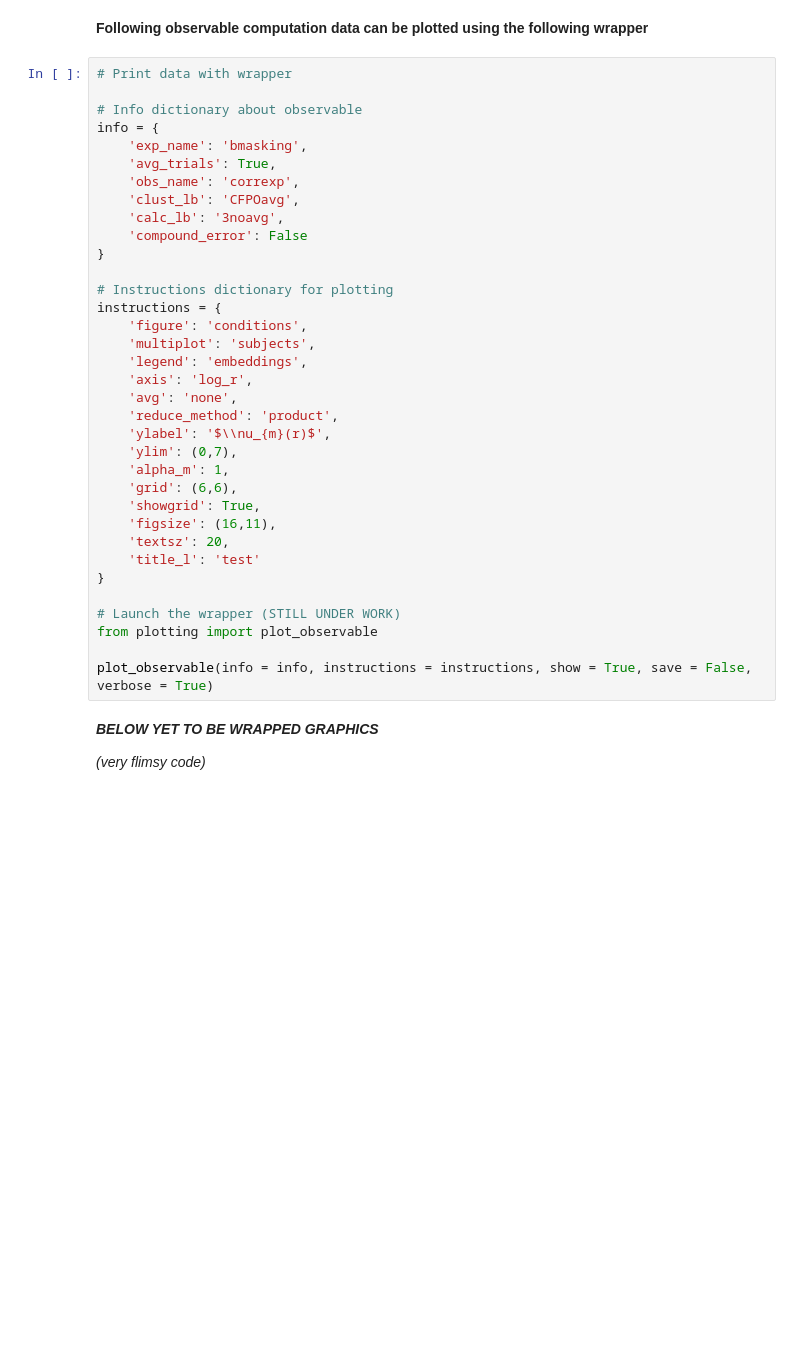
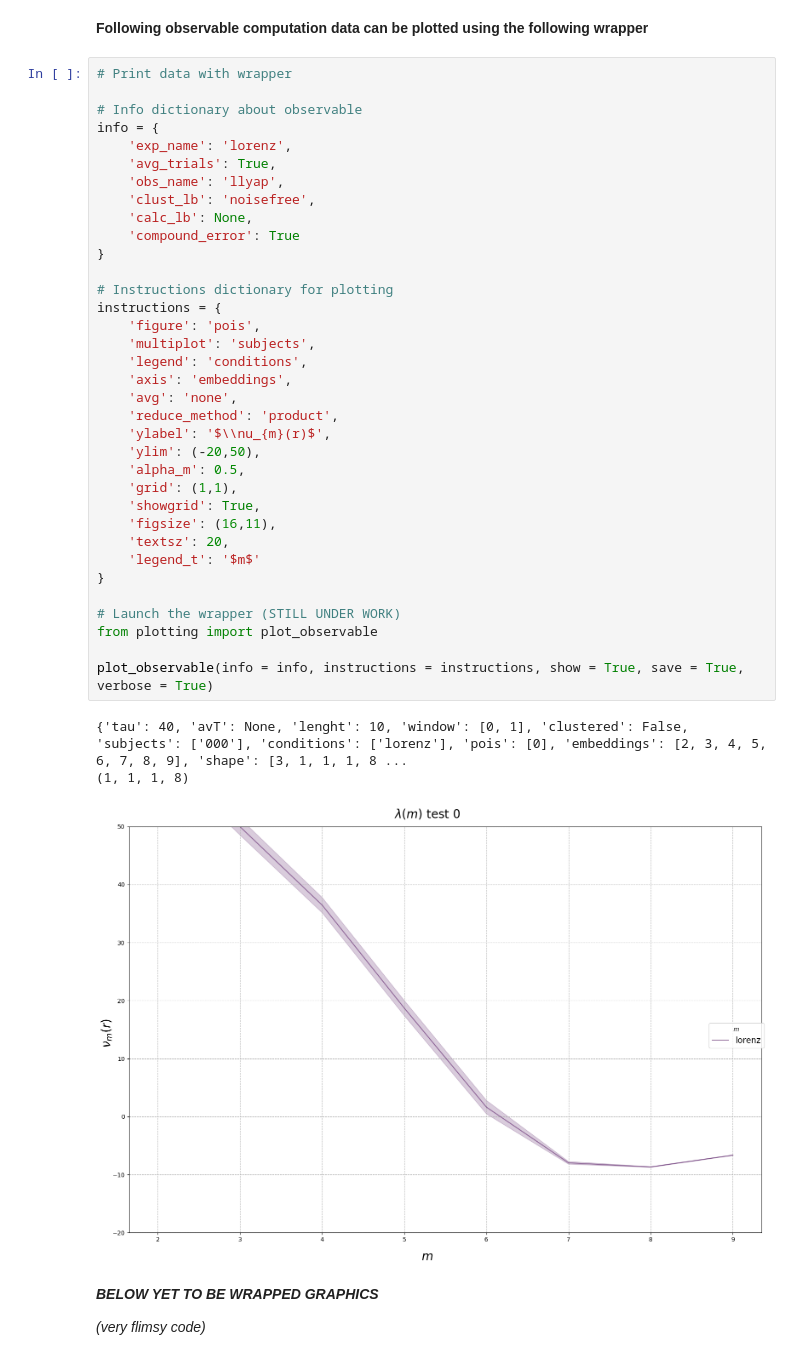
Before and after one commit to lunahsenzacca/nlin-EEG, a Jupyter notebook: nlin-EEG.ipynb, the cells around one changed output. Saved outputs shown, nothing was run; the diff lists cells and outputs as text; blank space fills up the shorter version.

Commit message:
init experiment entry for lorenz attractor

```diff
--- a/nlin-EEG.ipynb
+++ b/nlin-EEG.ipynb
@@ -25,38 +25,42 @@ maind = get_maind(save = True)
 # %%
 # Print data with wrapper
 
 # Info dictionary about observable
 info = {
-    'exp_name': 'bmasking',
+    'exp_name': 'lorenz',
     'avg_trials': True,
-    'obs_name': 'correxp',
-    'clust_lb': 'CFPOavg',
-    'calc_lb': '3noavg',
-    'compound_error': False
+    'obs_name': 'llyap',
+    'clust_lb': 'noisefree',
+    'calc_lb': None,
+    'compound_error': True
 }
 
 # Instructions dictionary for plotting
 instructions = {
-    'figure': 'conditions',
+    'figure': 'pois',
     'multiplot': 'subjects',
-    'legend': 'embeddings',
-    'axis': 'log_r',
+    'legend': 'conditions',
+    'axis': 'embeddings',
     'avg': 'none',
     'reduce_method': 'product',
     'ylabel': '$\\nu_{m}(r)$',
-    'ylim': (0,7),
-    'alpha_m': 1,
-    'grid': (6,6),
+    'ylim': (-20,50),
+    'alpha_m': 0.5,
+    'grid': (1,1),
     'showgrid': True,
     'figsize': (16,11),
     'textsz': 20,
-    'title_l': 'test'
+    'legend_t': '$m$'
 }
 
 # Launch the wrapper (STILL UNDER WORK)
 from plotting import plot_observable
 
-plot_observable(info = info, instructions = instructions, show = True, save = False, verbose = True)
+plot_observable(info = info, instructions = instructions, show = True, save = True, verbose = True)
+# %% [output]
+{'tau': 40, 'avT': None, 'lenght': 10, 'window': [0, 1], 'clustered': False, 'subjects': ['000'], 'conditions': ['lorenz'], 'pois': [0], 'embeddings': [2, 3, 4, 5, 6, 7, 8, 9], 'shape': [3, 1, 1, 1, 8 ...
+(1, 1, 1, 8)
+[figure, added]
 # %% [markdown]
 ***BELOW YET TO BE WRAPPED GRAPHICS***
 
```
Also changed, not shown: 8 other files.
